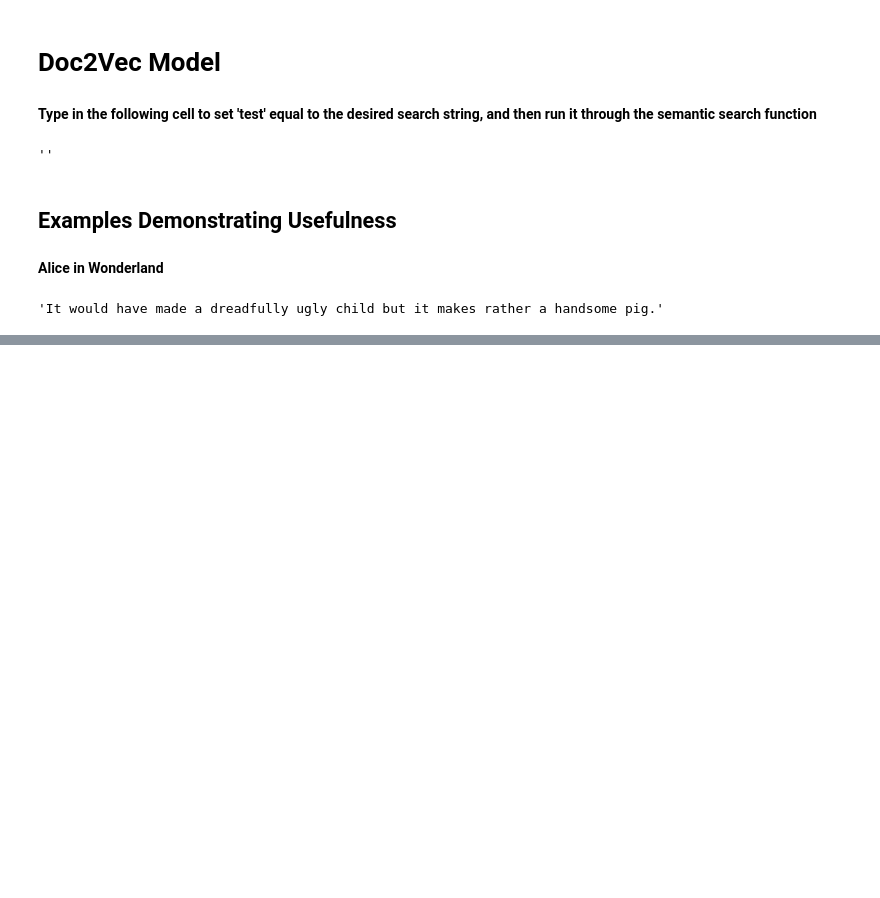
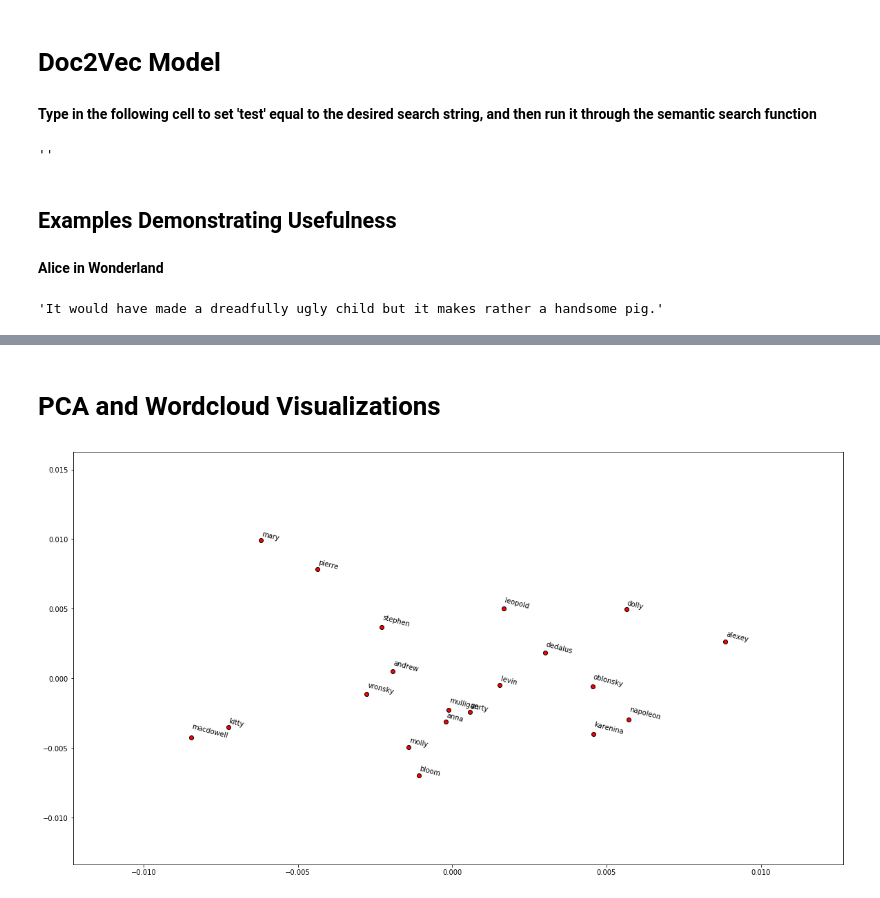
Before and after one commit to bphall/semantic_search, a Jupyter notebook: Semantic_Search.ipynb, the cells around one changed output, grey strips where cells are left out. Drawn from its saved outputs; the diff is of its cells as text; code cells hidden in the pictures; blank space fills up the shorter version.

Commit message:
pca and wordcloud

```diff
--- a/Semantic_Search.ipynb
+++ b/Semantic_Search.ipynb
@@ -543,3 +547,23 @@ And what would have been your destination?” turning on me again. “You would
 
 
 ______________________________________________________________________________________
+# %% [markdown]
+# PCA and Wordcloud Visualizations
+# %%
+def display_pca_scatterplot(model, words=None, sample=0):
+    word_vectors = np.array([model[w] for w in words])
+
+    twodim = PCA().fit_transform(word_vectors)[:,:2]
+
+    plt.figure(figsize=(20,11))
+    plt.scatter(twodim[:,0], twodim[:,1], edgecolors='k', c='r')
+    for word, (x,y) in zip(words, twodim):
+        plt.text(x, y, word, rotation=-15)
+# %%
+display_pca_scatterplot(third_model,
+                        ['andrew', 'napoleon','mary', 'pierre',
+                         'kitty', 'vronsky', 'alexey','karenina', 'anna', 'levin', 'oblonsky', 'dolly',
+                        'stephen','dedalus', 'bloom', 'mulligan', 'molly',
+                        'leopold', 'gerty', 'macdowell'])
+# %% [output]
+[figure, added]
```
Also changed, not shown: parts of 13 cells of this notebook.
